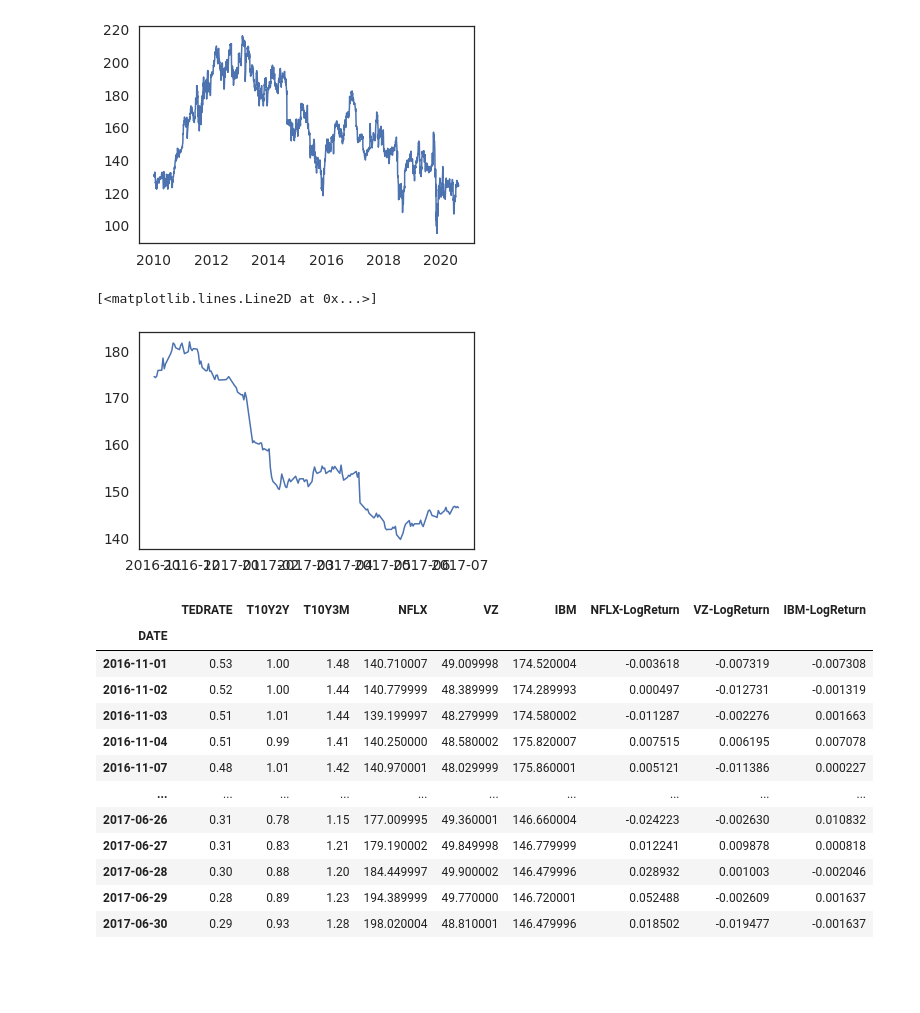
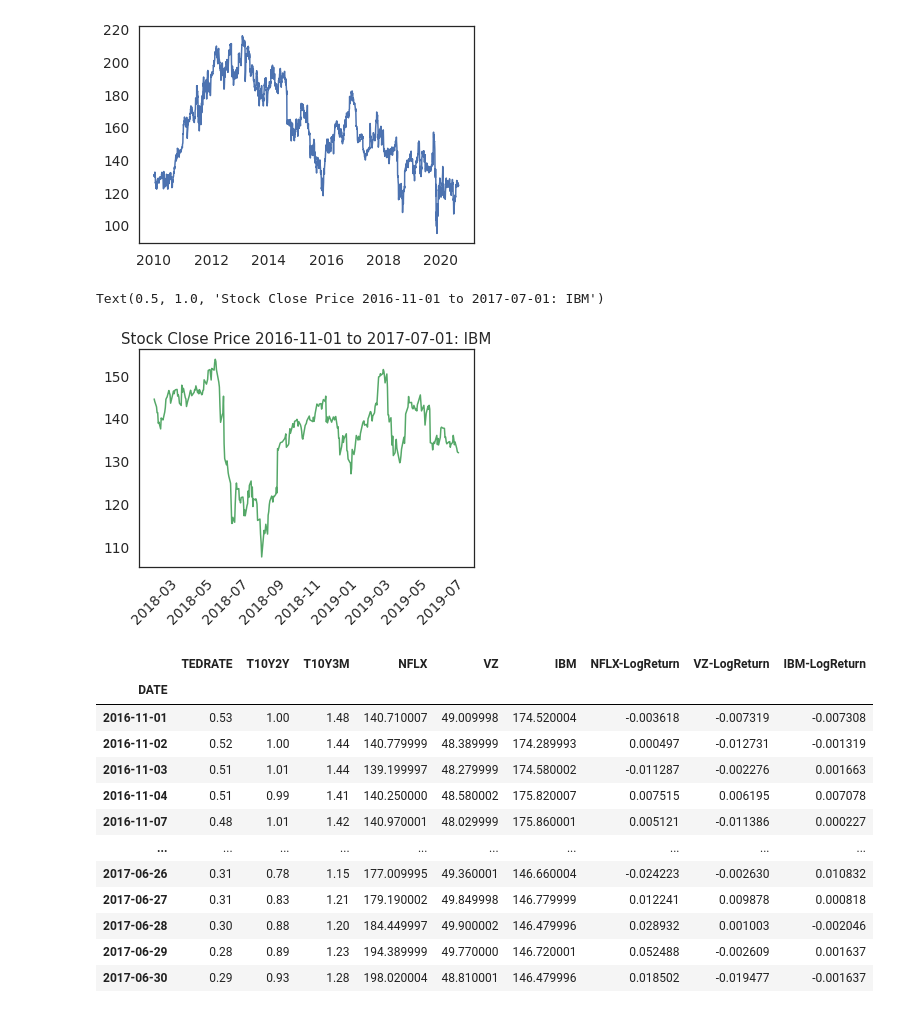
Before and after one commit to CoderBakaa/FRE7121-HMM, a Jupyter notebook: hmm_ted&3m&2y.ipynb, the cells around one changed output. Drawn from its saved outputs; the diff is of its cells as text; code cells hidden in the pictures; blank space fills up the shorter version.

```diff
--- a/hmm_ted&3m&2y.ipynb
+++ b/hmm_ted&3m&2y.ipynb
@@ -455,11 +459,14 @@ plt.plot(df['IBM'])
 # %%
 df_3 = df[df.index>='2016-11-01']
 df_3 = df_3[df_3.index<='2017-07-01']
-# %%
-plt.plot(df_3['IBM'])
-# %% [output]
-[<matplotlib.lines.Line2D at 0x...>]
-[figure, removed]
+# %%
+plt.plot(df_1.index,df_1['IBM'], color = 'g')
+# plt.legend(('Netflix'), loc='upper right', shadow=True)
+plt.xticks(rotation=45)
+plt.title('Stock Close Price 2016-11-01 to 2017-07-01: IBM')
+# %% [output]
+Text(0.5, 1.0, 'Stock Close Price 2016-11-01 to 2017-07-01: IBM')
+[figure, added]
 # %%
 df_3
 # %% [output]
```
Also changed, not shown: parts of 7 cells of this notebook, 1 other file.
